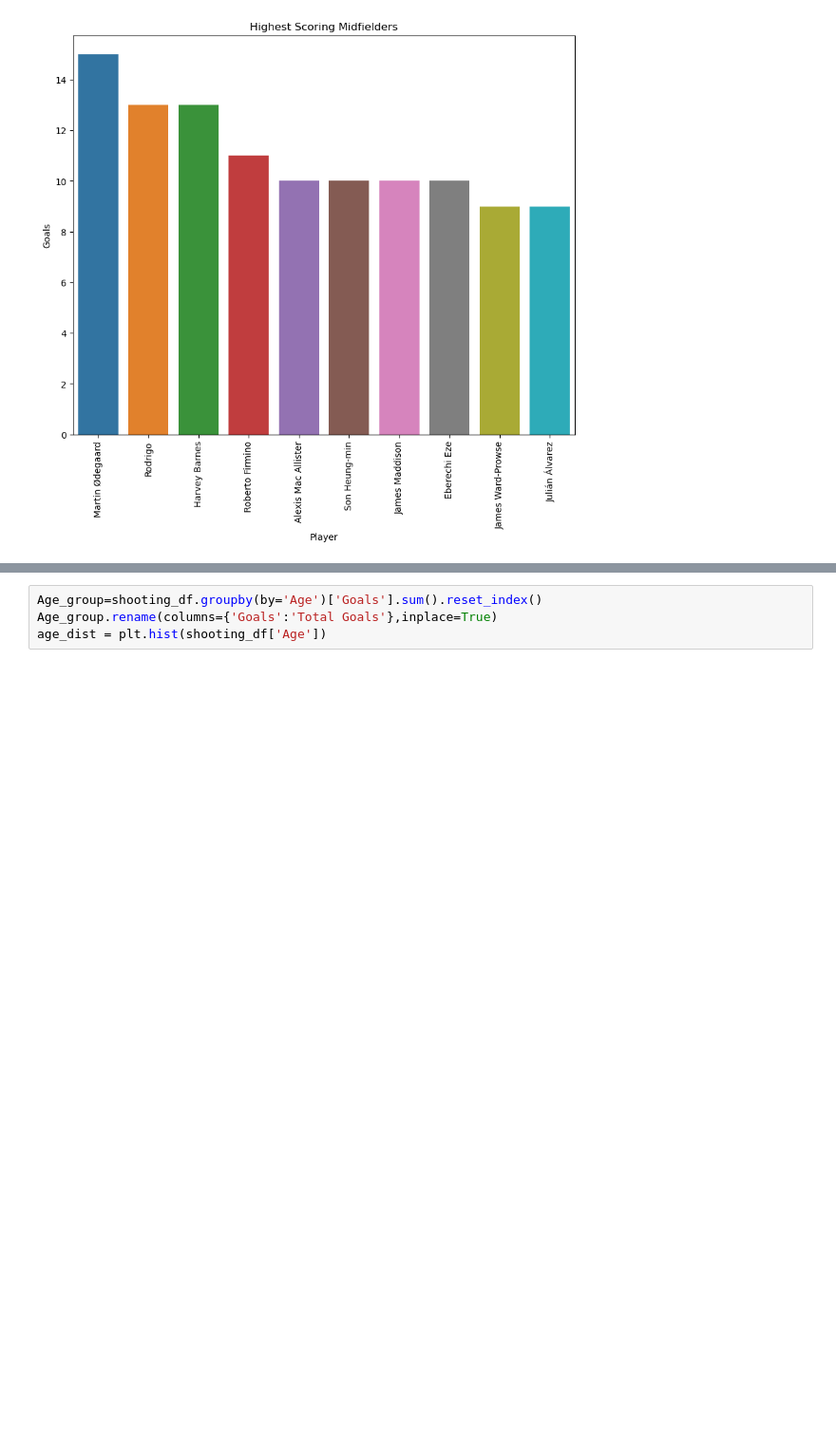
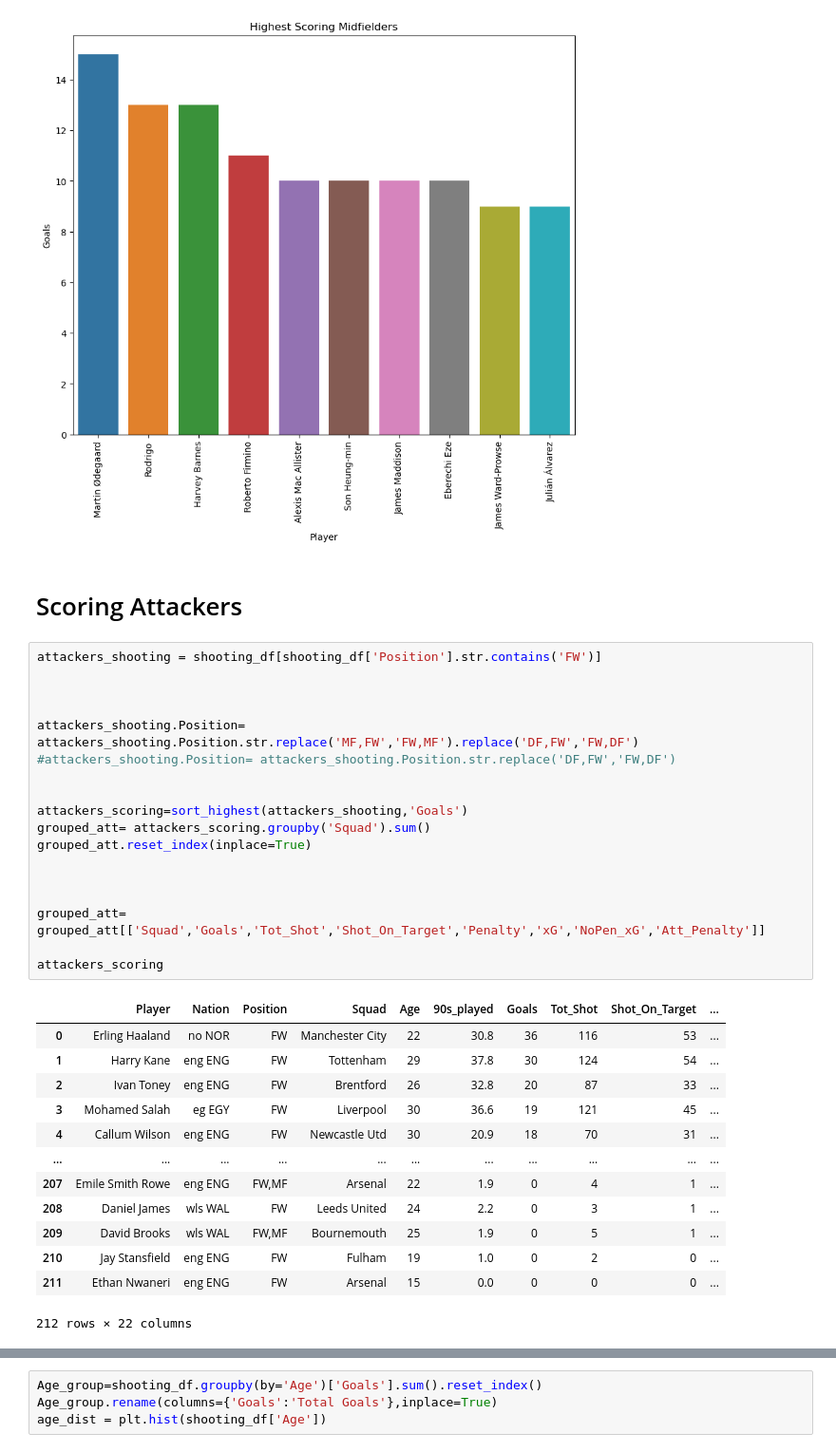
Before and after one commit to cokoli4315/Prem2022-23-data, a Jupyter notebook: Premier_league_top_scorer.ipynb, the cells around one changed output, grey strips where cells are left out. Shown at 95% size. Saved outputs shown, nothing was run; the diff lists cells and outputs as text; blank space fills up the shorter version.

```diff
--- a/Premier_league_top_scorer.ipynb
+++ b/Premier_league_top_scorer.ipynb
@@ -412,3 +415,37 @@ plt.title('Highest Scoring Midfielders')
 # %% [output]
 Text(0.5, 1.0, 'Highest Scoring Midfielders')
 [figure]
+# %% [markdown]
+# Scoring Attackers
+# %%
+attackers_shooting = shooting_df[shooting_df['Position'].str.contains('FW')]
+
+
+
+attackers_shooting.Position= attackers_shooting.Position.str.replace('MF,FW','FW,MF').replace('DF,FW','FW,DF')
+#attackers_shooting.Position= attackers_shooting.Position.str.replace('DF,FW','FW,DF')
+
+
+attackers_scoring=sort_highest(attackers_shooting,'Goals')
+grouped_att= attackers_scoring.groupby('Squad').sum()
+grouped_att.reset_index(inplace=True)
+
+
+
+grouped_att= grouped_att[['Squad','Goals','Tot_Shot','Shot_On_Target','Penalty','xG','NoPen_xG','Att_Penalty']]
+
+attackers_scoring
+# %% [output]
+|  | Player | Nation | Position | Squad | Age | 90s_played | Goals | Tot_Shot | Shot_On_Target | ... |
+| 0 | Erling Haaland | no NOR | FW | Manchester City | 22 | 30.8 | 36 | 116 | 53 | ... |
+| 1 | Harry Kane | eng ENG | FW | Tottenham | 29 | 37.8 | 30 | 124 | 54 | ... |
+| 2 | Ivan Toney | eng ENG | FW | Brentford | 26 | 32.8 | 20 | 87 | 33 | ... |
+| 3 | Mohamed Salah | eg EGY | FW | Liverpool | 30 | 36.6 | 19 | 121 | 45 | ... |
+| 4 | Callum Wilson | eng ENG | FW | Newcastle Utd | 30 | 20.9 | 18 | 70 | 31 | ... |
+| ... | ... | ... | ... | ... | ... | ... | ... | ... | ... | ... |
+| 207 | Emile Smith Rowe | eng ENG | FW,MF | Arsenal | 22 | 1.9 | 0 | 4 | 1 | ... |
+| 208 | Daniel James | wls WAL | FW | Leeds United | 24 | 2.2 | 0 | 3 | 1 | ... |
+| 209 | David Brooks | wls WAL | FW,MF | Bournemouth | 25 | 1.9 | 0 | 5 | 1 | ... |
+| 210 | Jay Stansfield | eng ENG | FW | Fulham | 19 | 1.0 | 0 | 2 | 0 | ... |
+| 211 | Ethan Nwaneri | eng ENG | FW | Arsenal | 15 | 0.0 | 0 | 0 | 0 | ... |
+212 rows × 22 columns
```
Also changed, not shown: parts of 25 cells of this notebook.
